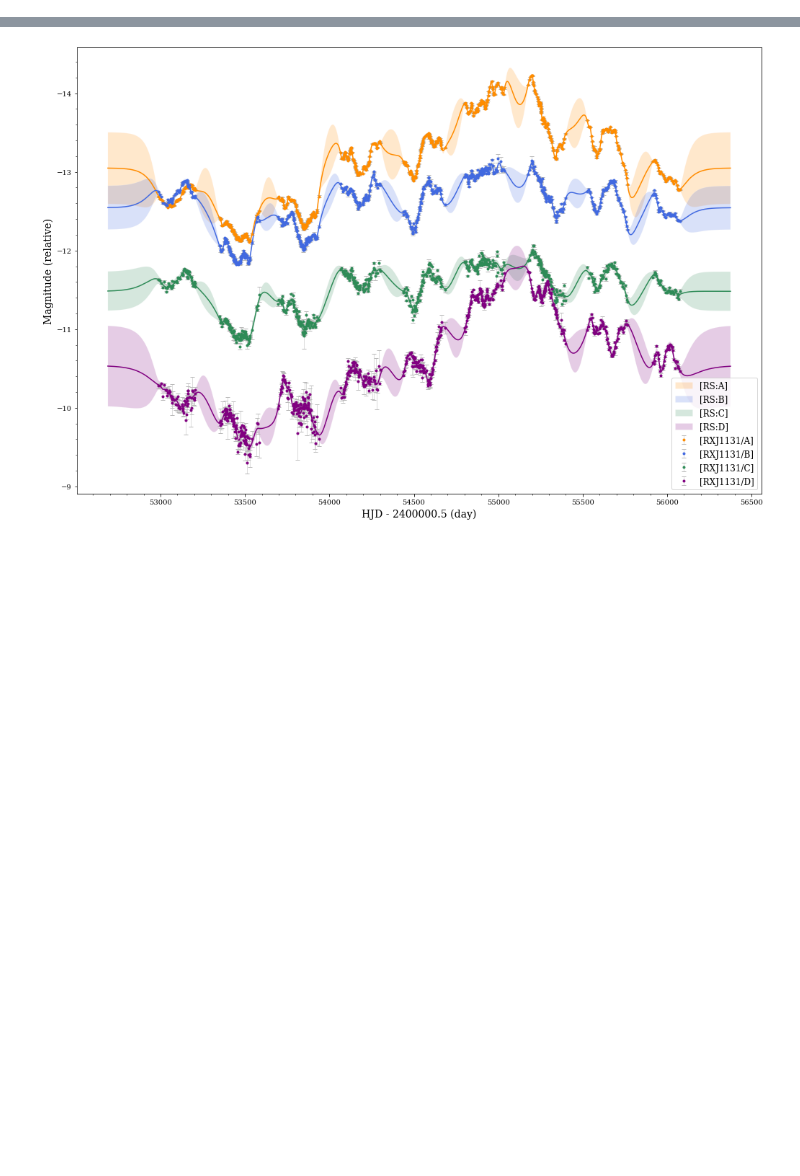
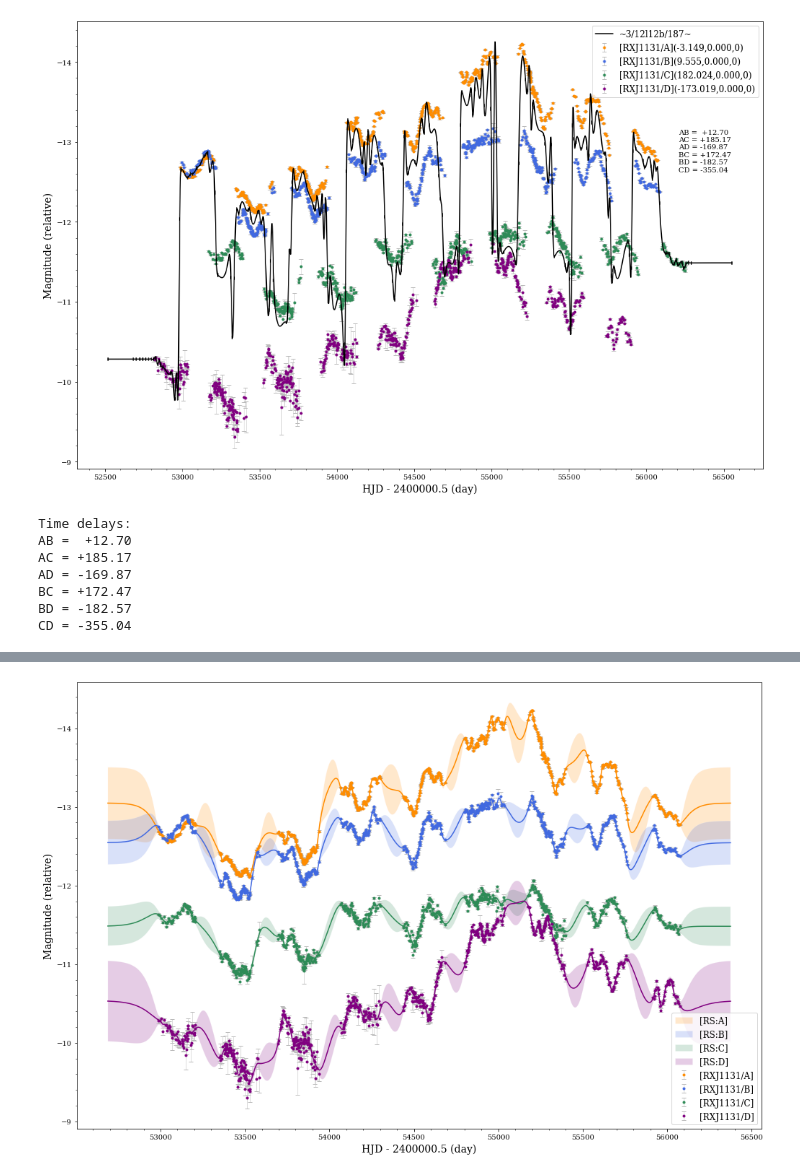
Before and after one commit to AlexandreAdam/rxj1131, a Jupyter notebook: notebooks/timedelays.ipynb, the cells around one changed output, grey strips where cells are left out. Saved outputs shown, nothing was run; the diff lists cells and outputs as text; code cells hidden in the pictures; blank space fills up the shorter version.

Commit message:
began spline method

```diff
--- a/notebooks/timedelays.ipynb
+++ b/notebooks/timedelays.ipynb
@@ -66,0 +79,31 @@ Comments :
+# %%
+# Spline optimization
+def spl(lcs):
+#     spline = pycs3.spl.topopt.opt_rough(lcs, nit=5, knotstep=30, verbose=False)
+    # opt_fine: supposes that lcs are within 10 days of true delays
+    spline = pycs3.spl.topopt.opt_fine(lcs, nit=10, knotstep=20, verbose=False)
+    return spline
+# %%
+# Spline fit
+
+# reset timeshifts previously applied
+for lc in rxj1131_lcs:
+    lc.resetshifts()
+
+# We apply initial timeshift guesses
+pycs3.gen.lc_func.applyshifts(rxj1131_lcs, [0,0,0,-90], [0,0,0,0])
+
+spline = spl(rxj1131_lcs)
+pycs3.gen.lc_func.display(rxj1131_lcs, [spline], figsize=(15,10), showdelays=True)
+
+print('Time delays:')
+print(pycs3.gen.lc_func.getnicetimedelays(rxj1131_lcs, separator='\n', to_be_sorted=True))
+# %% [output]
+[figure, added]
+Time delays:
+AB =  +12.70
+AC = +185.17
+AD = -169.87
+BC = +172.47
+BD = -182.57
+CD = -355.04
```
Also changed, not shown: parts of 12 cells of this notebook.
